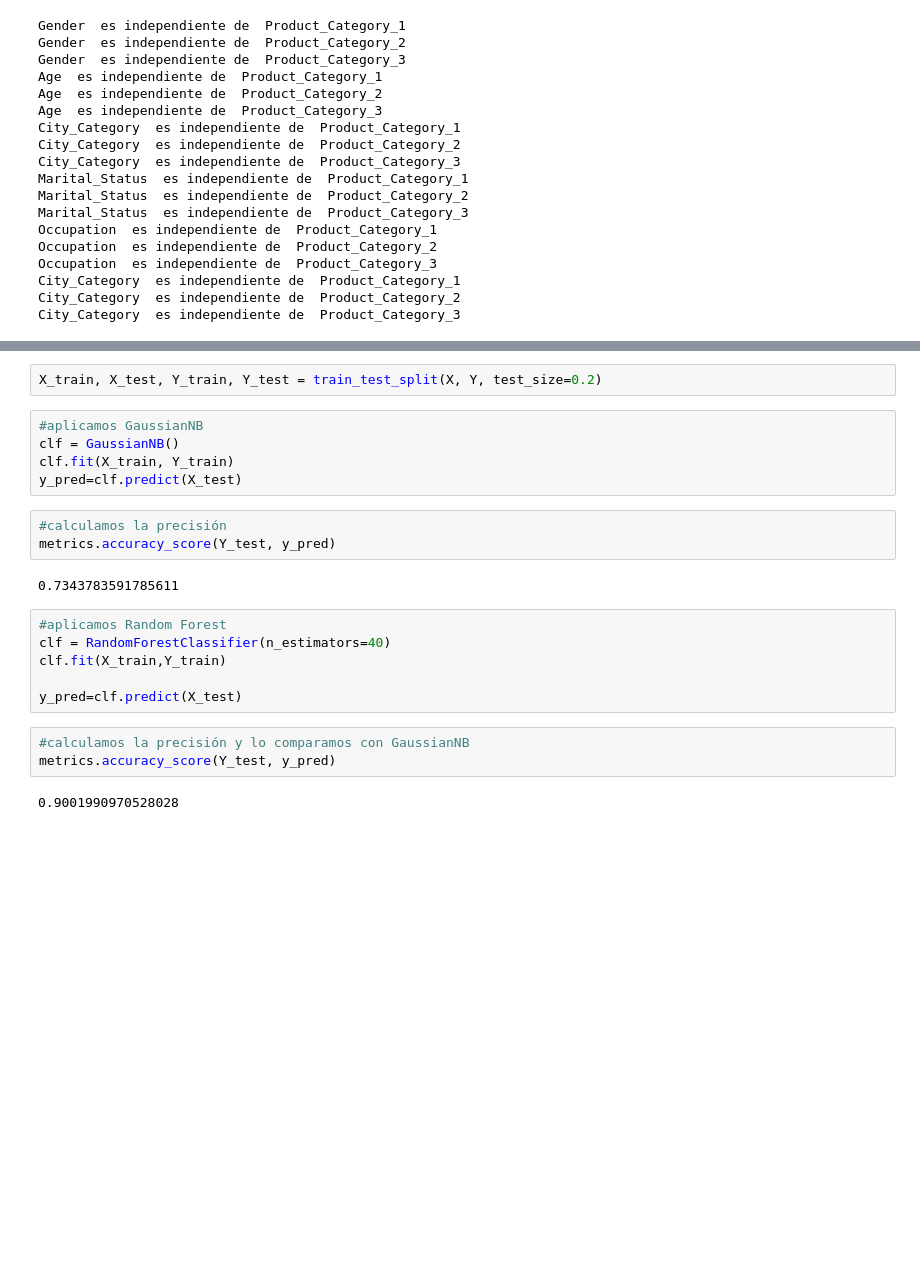
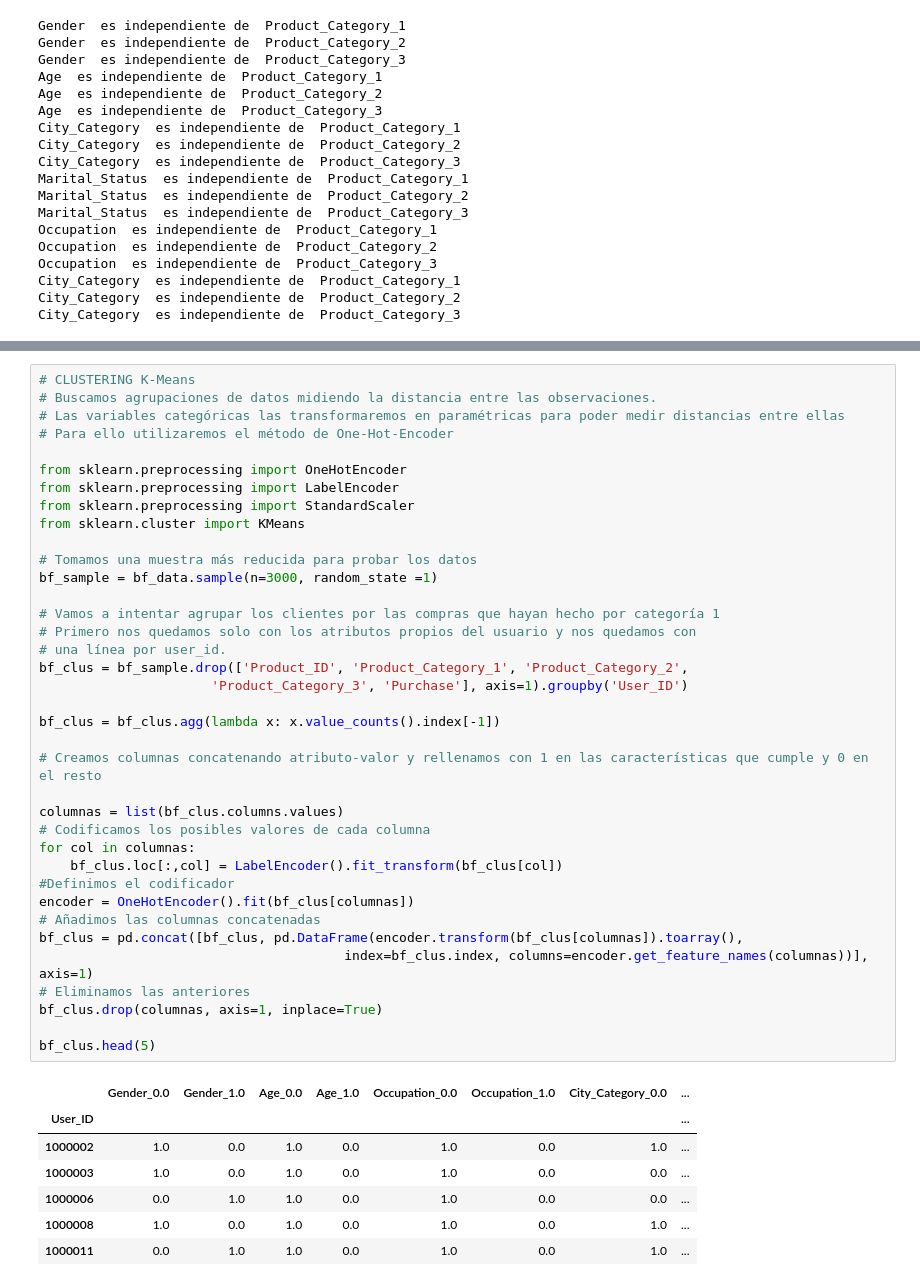
Before and after one commit to aliescont/BlackFriday, a Jupyter notebook: Black_friday_cleaning.ipynb, the cells around one changed output, grey strips where cells are left out. Drawn from its saved outputs; the diff is of its cells as text; blank space fills up the shorter version.

```diff
--- a/Black_friday_cleaning.ipynb
+++ b/Black_friday_cleaning.ipynb
@@ -484,23 +413,45 @@ Y = LabelEncoder().fit_transform(Y)
-# %%
-X_train, X_test, Y_train, Y_test = train_test_split(X, Y, test_size=0.2)
-# %%
-#aplicamos GaussianNB
-clf = GaussianNB()
-clf.fit(X_train, Y_train)
-y_pred=clf.predict(X_test)
-# %%
-#calculamos la precisión
-metrics.accuracy_score(Y_test, y_pred)
-# %% [output]
-0.7343783591785611
-# %%
-#aplicamos Random Forest
-clf = RandomForestClassifier(n_estimators=40)
-clf.fit(X_train,Y_train)
-
-y_pred=clf.predict(X_test)
-# %%
-#calculamos la precisión y lo comparamos con GaussianNB
-metrics.accuracy_score(Y_test, y_pred)
-# %% [output]
-0.9001990970528028
+# %%
+# CLUSTERING K-Means
+# Buscamos agrupaciones de datos midiendo la distancia entre las observaciones.
+# Las variables categóricas las transformaremos en paramétricas para poder medir distancias entre ellas
+# Para ello utilizaremos el método de One-Hot-Encoder
+
+from sklearn.preprocessing import OneHotEncoder
+from sklearn.preprocessing import LabelEncoder
+from sklearn.preprocessing import StandardScaler
+from sklearn.cluster import KMeans
+
+# Tomamos una muestra más reducida para probar los datos
+bf_sample = bf_data.sample(n=3000, random_state =1)
+
+# Vamos a intentar agrupar los clientes por las compras que hayan hecho por categoría 1
+# Primero nos quedamos solo con los atributos propios del usuario y nos quedamos con
+# una línea por user_id.
+bf_clus = bf_sample.drop(['Product_ID', 'Product_Category_1', 'Product_Category_2',
+                      'Product_Category_3', 'Purchase'], axis=1).groupby('User_ID')
+
+bf_clus = bf_clus.agg(lambda x: x.value_counts().index[-1])
+
+# Creamos columnas concatenando atributo-valor y rellenamos con 1 en las características que cumple y 0 en el resto
+
+columnas = list(bf_clus.columns.values)
+# Codificamos los posibles valores de cada columna
+for col in columnas:
+    bf_clus.loc[:,col] = LabelEncoder().fit_transform(bf_clus[col])
+#Definimos el codificador
+encoder = OneHotEncoder().fit(bf_clus[columnas])
+# Añadimos las columnas concatenadas
+bf_clus = pd.concat([bf_clus, pd.DataFrame(encoder.transform(bf_clus[columnas]).toarray(),
+                                       index=bf_clus.index, columns=encoder.get_feature_names(columnas))], axis=1)
+# Eliminamos las anteriores
+bf_clus.drop(columnas, axis=1, inplace=True)
+
+bf_clus.head(5)
+# %% [output]
+|  | Gender_0.0 | Gender_1.0 | Age_0.0 | Age_1.0 | Occupation_0.0 | Occupation_1.0 | City_Category_0.0 | ... |
+| User_ID |  |  |  |  |  |  |  | ... |
+| 1000002 | 1.0 | 0.0 | 1.0 | 0.0 | 1.0 | 0.0 | 1.0 | ... |
+| 1000003 | 1.0 | 0.0 | 1.0 | 0.0 | 1.0 | 0.0 | 0.0 | ... |
+| 1000006 | 0.0 | 1.0 | 1.0 | 0.0 | 1.0 | 0.0 | 0.0 | ... |
+| 1000008 | 1.0 | 0.0 | 1.0 | 0.0 | 1.0 | 0.0 | 1.0 | ... |
+| 1000011 | 0.0 | 1.0 | 1.0 | 0.0 | 1.0 | 0.0 | 1.0 | ... |
```
Also changed, not shown: parts of 14 cells of this notebook.
